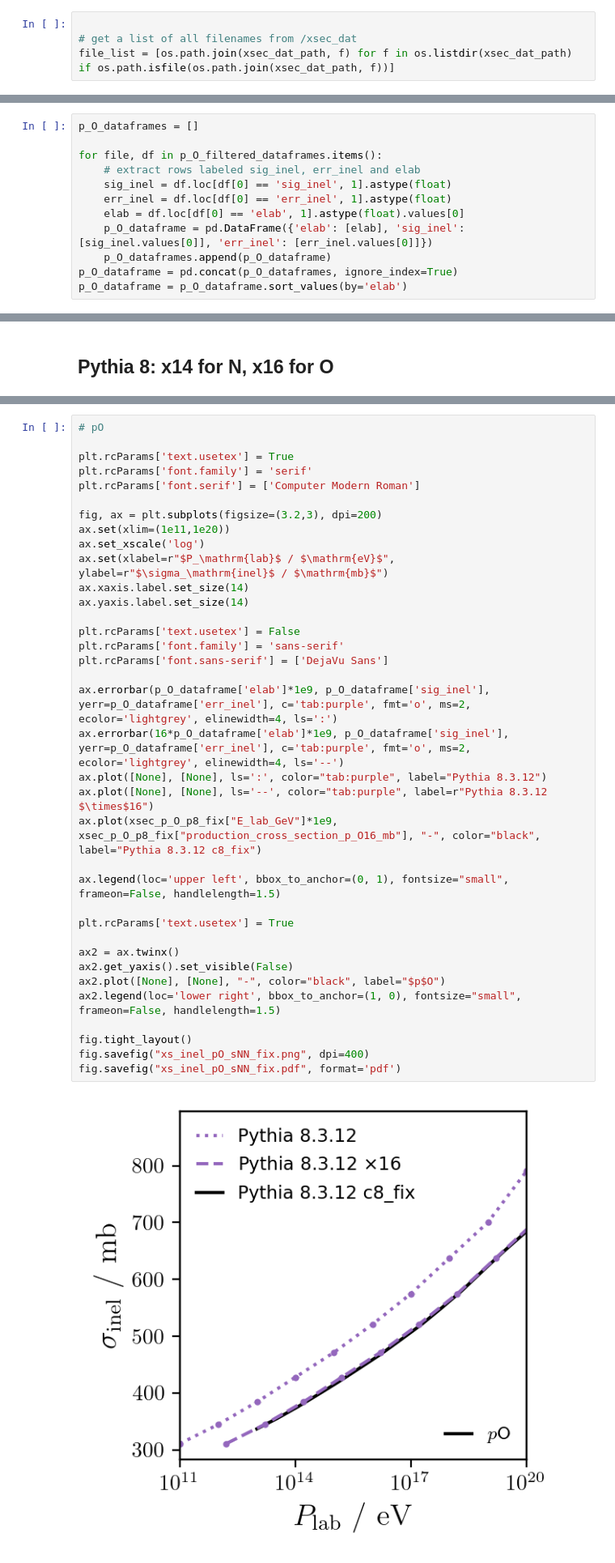
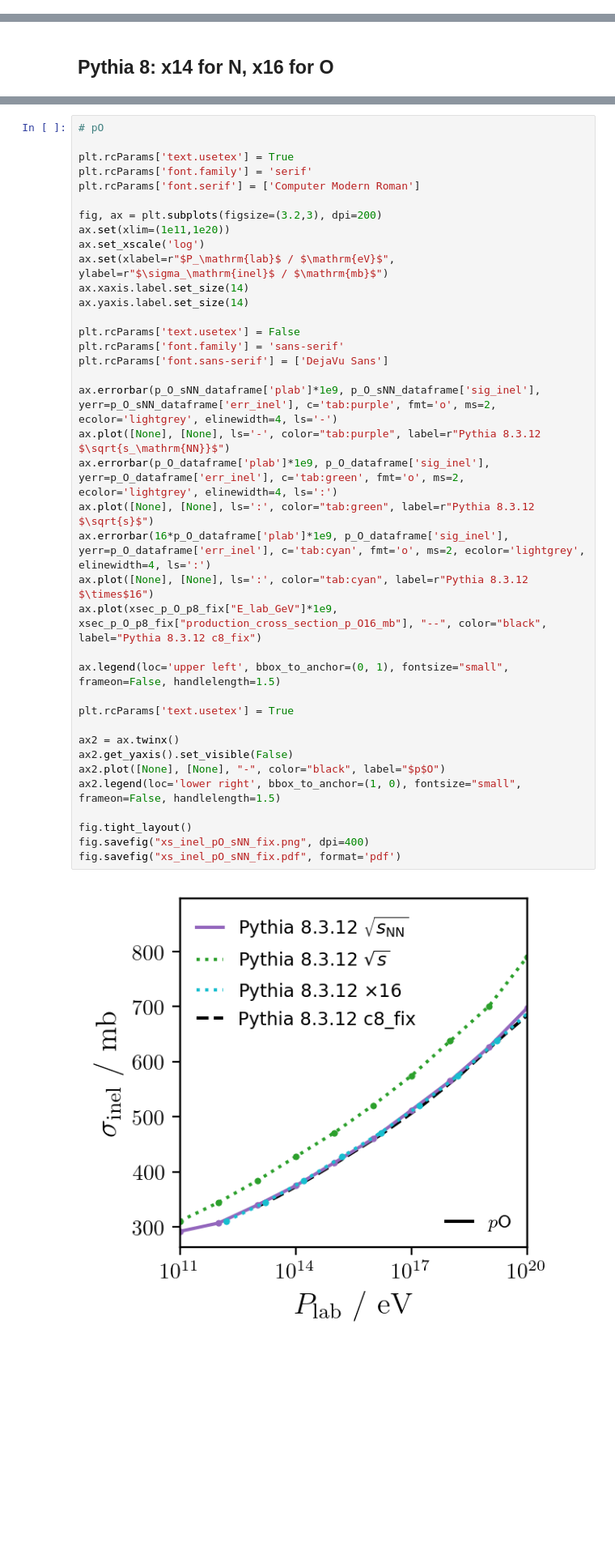
Before and after one commit to gaudu/pythia8312, a Jupyter notebook: examples/pythia8312_xsec_plotting.ipynb, the cells around one changed output, grey strips where cells are left out. Shown at 81% size. Saved outputs shown, nothing was run; the diff lists cells and outputs as text; blank space fills up the shorter version.

```diff
--- a/examples/pythia8312_xsec_plotting.ipynb
+++ b/examples/pythia8312_xsec_plotting.ipynb
@@ -15,4 +11,0 @@ xsec_dat_path = 'xsec_pythia8312'
-# %%
-
-# get a list of all filenames from /xsec_dat
-file_list = [os.path.join(xsec_dat_path, f) for f in os.listdir(xsec_dat_path) if os.path.isfile(os.path.join(xsec_dat_path, f))]
@@ -152,12 +208,0 @@ pip_p_dataframe = pip_p_dataframe.sort_values(by='elab')
-# %%
-p_O_dataframes = []
-
-for file, df in p_O_filtered_dataframes.items():
-    # extract rows labeled sig_inel, err_inel and elab
-    sig_inel = df.loc[df[0] == 'sig_inel', 1].astype(float)
-    err_inel = df.loc[df[0] == 'err_inel', 1].astype(float)
-    elab = df.loc[df[0] == 'elab', 1].astype(float).values[0]
-    p_O_dataframe = pd.DataFrame({'elab': [elab], 'sig_inel': [sig_inel.values[0]], 'err_inel': [err_inel.values[0]]})
-    p_O_dataframes.append(p_O_dataframe)
-p_O_dataframe = pd.concat(p_O_dataframes, ignore_index=True)
-p_O_dataframe = p_O_dataframe.sort_values(by='elab')
@@ -1514,36 +1513,38 @@ fig.savefig("xs_inel_FeN_x14.pdf", format='pdf')
 
 plt.rcParams['text.usetex'] = True
 plt.rcParams['font.family'] = 'serif'
 plt.rcParams['font.serif'] = ['Computer Modern Roman']
 
 fig, ax = plt.subplots(figsize=(3.2,3), dpi=200)
 ax.set(xlim=(1e11,1e20))
 ax.set_xscale('log')
 ax.set(xlabel=r"$P_\mathrm{lab}$ / $\mathrm{eV}$", ylabel=r"$\sigma_\mathrm{inel}$ / $\mathrm{mb}$")
 ax.xaxis.label.set_size(14)
 ax.yaxis.label.set_size(14)
 
 plt.rcParams['text.usetex'] = False
 plt.rcParams['font.family'] = 'sans-serif'
 plt.rcParams['font.sans-serif'] = ['DejaVu Sans']
 
-ax.errorbar(p_O_dataframe['elab']*1e9, p_O_dataframe['sig_inel'], yerr=p_O_dataframe['err_inel'], c='tab:purple', fmt='o', ms=2, ecolor='lightgrey', elinewidth=4, ls=':')
-ax.errorbar(16*p_O_dataframe['elab']*1e9, p_O_dataframe['sig_inel'], yerr=p_O_dataframe['err_inel'], c='tab:purple', fmt='o', ms=2, ecolor='lightgrey', elinewidth=4, ls='--')
-ax.plot([None], [None], ls=':', color="tab:purple", label="Pythia 8.3.12")
-ax.plot([None], [None], ls='--', color="tab:purple", label=r"Pythia 8.3.12 $\times$16")
-ax.plot(xsec_p_O_p8_fix["E_lab_GeV"]*1e9, xsec_p_O_p8_fix["production_cross_section_p_O16_mb"], "-", color="black", label="Pythia 8.3.12 c8_fix")
+ax.errorbar(p_O_sNN_dataframe['plab']*1e9, p_O_sNN_dataframe['sig_inel'], yerr=p_O_sNN_dataframe['err_inel'], c='tab:purple', fmt='o', ms=2, ecolor='lightgrey', elinewidth=4, ls='-')
+ax.plot([None], [None], ls='-', color="tab:purple", label=r"Pythia 8.3.12 $\sqrt{s_\mathrm{NN}}$")
+ax.errorbar(p_O_dataframe['plab']*1e9, p_O_dataframe['sig_inel'], yerr=p_O_dataframe['err_inel'], c='tab:green', fmt='o', ms=2, ecolor='lightgrey', elinewidth=4, ls=':')
+ax.plot([None], [None], ls=':', color="tab:green", label=r"Pythia 8.3.12 $\sqrt{s}$")
+ax.errorbar(16*p_O_dataframe['plab']*1e9, p_O_dataframe['sig_inel'], yerr=p_O_dataframe['err_inel'], c='tab:cyan', fmt='o', ms=2, ecolor='lightgrey', elinewidth=4, ls=':')
+ax.plot([None], [None], ls=':', color="tab:cyan", label=r"Pythia 8.3.12 $\times$16")
+ax.plot(xsec_p_O_p8_fix["E_lab_GeV"]*1e9, xsec_p_O_p8_fix["production_cross_section_p_O16_mb"], "--", color="black", label="Pythia 8.3.12 c8_fix")
 
 ax.legend(loc='upper left', bbox_to_anchor=(0, 1), fontsize="small", frameon=False, handlelength=1.5)
 
 plt.rcParams['text.usetex'] = True
 
 ax2 = ax.twinx()
 ax2.get_yaxis().set_visible(False)
 ax2.plot([None], [None], "-", color="black", label="$p$O")
 ax2.legend(loc='lower right', bbox_to_anchor=(1, 0), fontsize="small", frameon=False, handlelength=1.5)
 
 fig.tight_layout()
 fig.savefig("xs_inel_pO_sNN_fix.png", dpi=400)
 fig.savefig("xs_inel_pO_sNN_fix.pdf", format='pdf')
 # %% [output]
-[figure, old version]
+[figure, new version]
```
Also changed, not shown: parts of 39 cells of this notebook.
